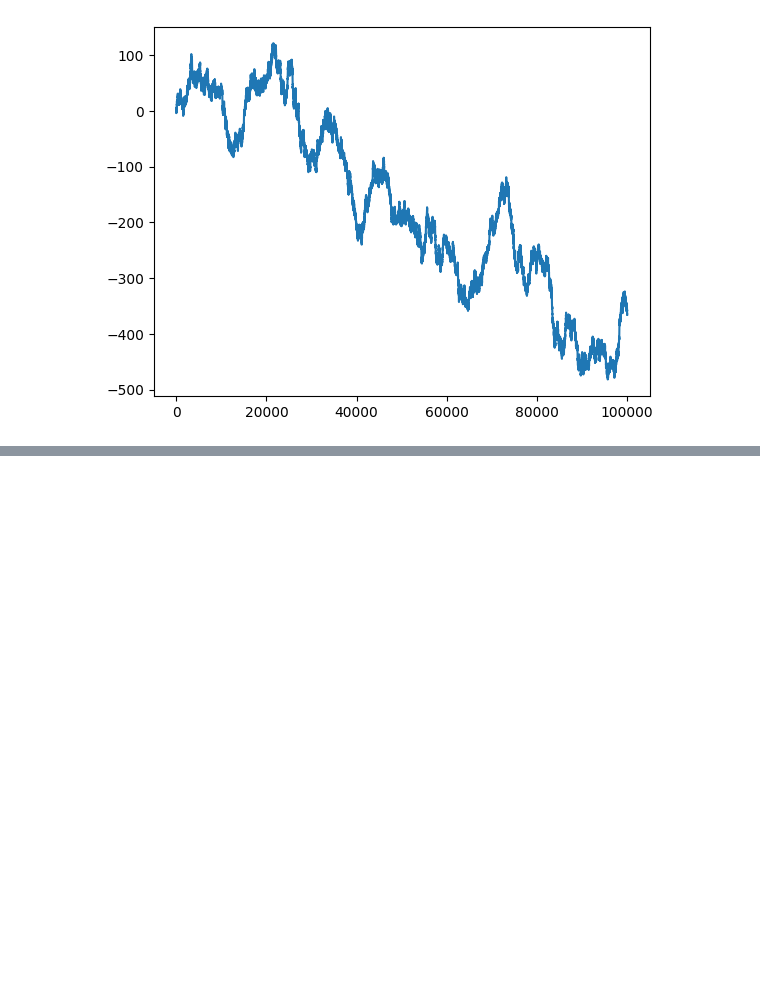
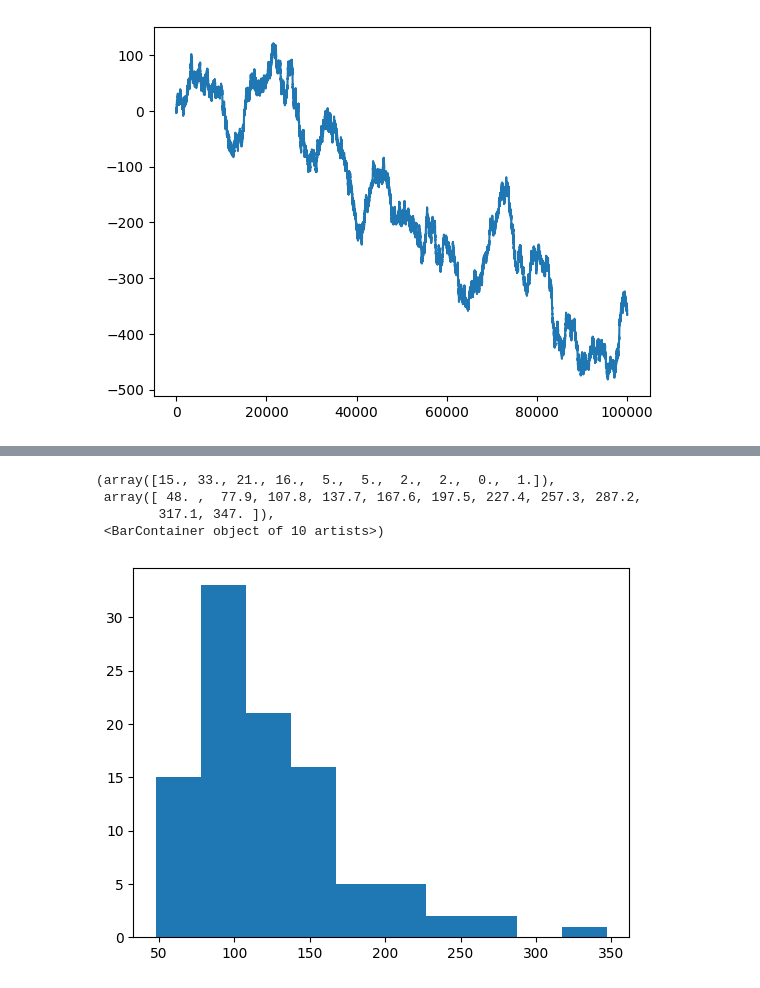
Before and after one commit to RyanJafefKelly/code_playground, a Jupyter notebook: bayesian/numpyro/numpyro_testing.ipynb, the cells around one changed output, grey strips where cells are left out. Drawn from its saved outputs; the diff is of its cells as text; code cells hidden in the pictures; blank space fills up the shorter version.

```diff
--- a/bayesian/numpyro/numpyro_testing.ipynb
+++ b/bayesian/numpyro/numpyro_testing.ipynb
@@ -38,0 +36,9 @@ sums = jnp.cumsum(rademacher_samples, axis=0)
+# %%
+max_distance_from_zero = jnp.max(jnp.abs(sums), axis=0)
+plt.hist(max_distance_from_zero.flatten())
+# %% [output]
+(array([15., 33., 21., 16.,  5.,  5.,  2.,  2.,  0.,  1.]),
+ array([ 48. ,  77.9, 107.8, 137.7, 167.6, 197.5, 227.4, 257.3, 287.2,
+        317.1, 347. ]),
+ <BarContainer object of 10 artists>)
+[figure, added]
```
Also changed, not shown: parts of 2 cells of this notebook.
